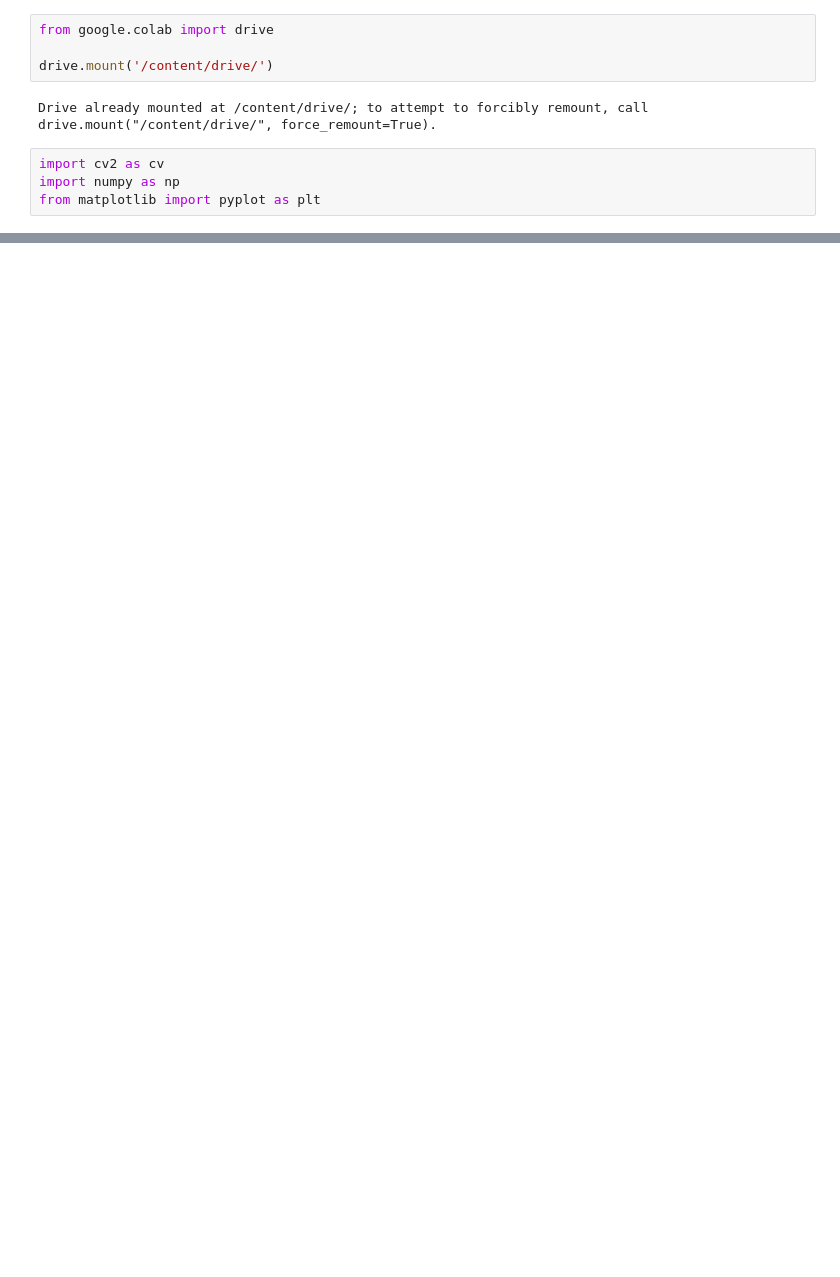
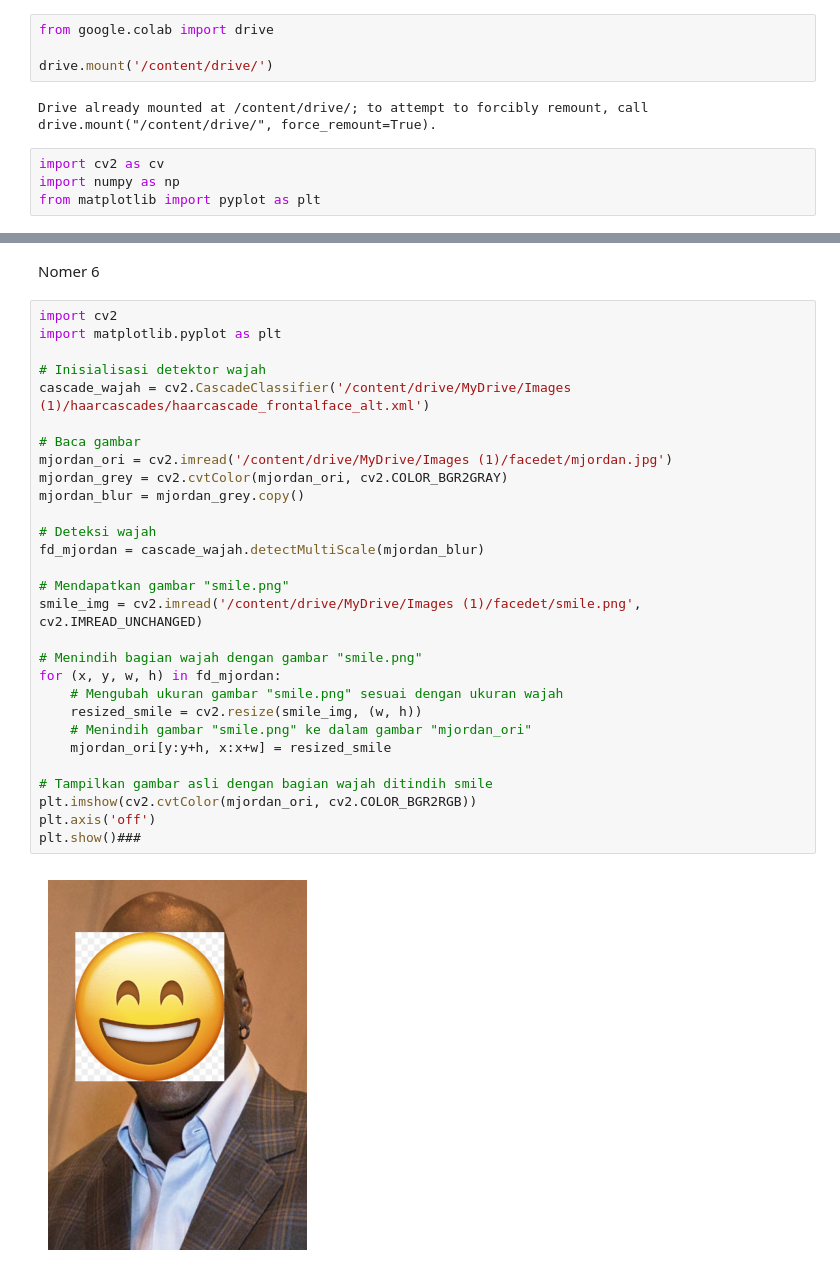
Before and after one commit to dawamassidiqi/PCVK, a Jupyter notebook: Week12.ipynb, the cells around one changed output, grey strips where cells are left out. Drawn from its saved outputs; the diff is of its cells as text; blank space fills up the shorter version.

```diff
--- a/Week12.ipynb
+++ b/Week12.ipynb
@@ -32,0 +153,33 @@ error: ignored
+# %% [markdown]
+Nomer 6
+# %%
+import cv2
+import matplotlib.pyplot as plt
+
+# Inisialisasi detektor wajah
+cascade_wajah = cv2.CascadeClassifier('/content/drive/MyDrive/Images (1)/haarcascades/haarcascade_frontalface_alt.xml')
+
+# Baca gambar
+mjordan_ori = cv2.imread('/content/drive/MyDrive/Images (1)/facedet/mjordan.jpg')
+mjordan_grey = cv2.cvtColor(mjordan_ori, cv2.COLOR_BGR2GRAY)
+mjordan_blur = mjordan_grey.copy()
+
+# Deteksi wajah
+fd_mjordan = cascade_wajah.detectMultiScale(mjordan_blur)
+
+# Mendapatkan gambar "smile.png"
+smile_img = cv2.imread('/content/drive/MyDrive/Images (1)/facedet/smile.png', cv2.IMREAD_UNCHANGED)
+
+# Menindih bagian wajah dengan gambar "smile.png"
+for (x, y, w, h) in fd_mjordan:
+    # Mengubah ukuran gambar "smile.png" sesuai dengan ukuran wajah
+    resized_smile = cv2.resize(smile_img, (w, h))
+    # Menindih gambar "smile.png" ke dalam gambar "mjordan_ori"
+    mjordan_ori[y:y+h, x:x+w] = resized_smile
+
+# Tampilkan gambar asli dengan bagian wajah ditindih smile
+plt.imshow(cv2.cvtColor(mjordan_ori, cv2.COLOR_BGR2RGB))
+plt.axis('off')
+plt.show()###
+# %% [output]
+[figure, added]
```
Also changed, not shown: parts of 5 cells of this notebook.
